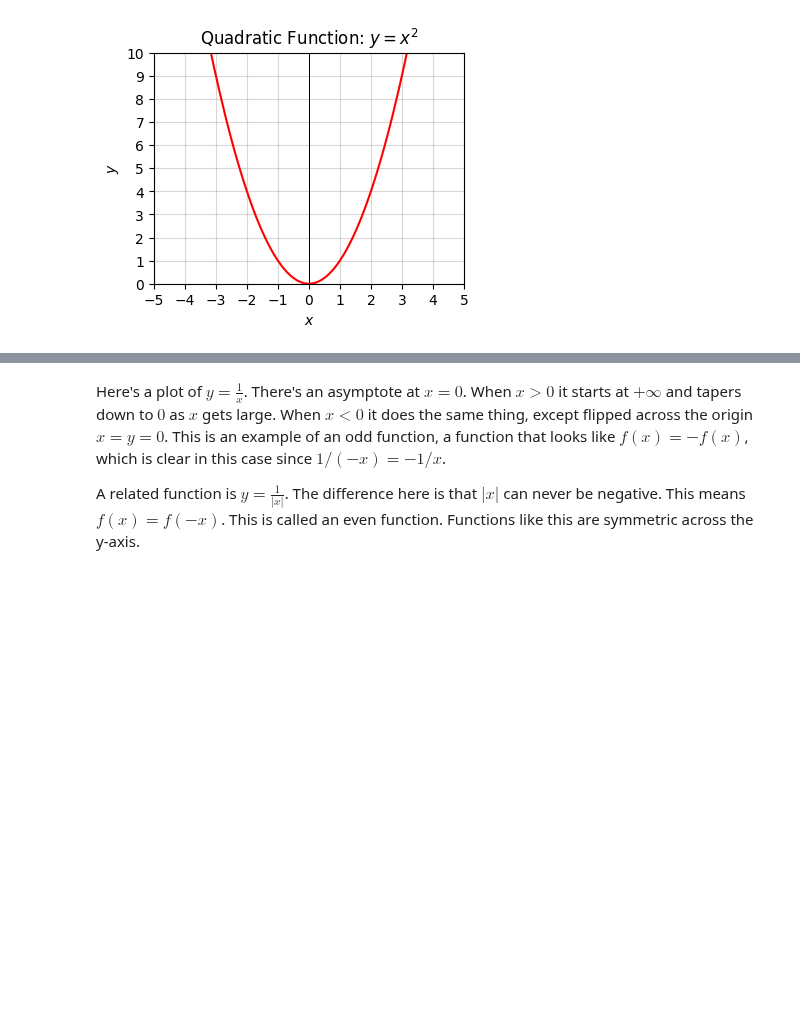
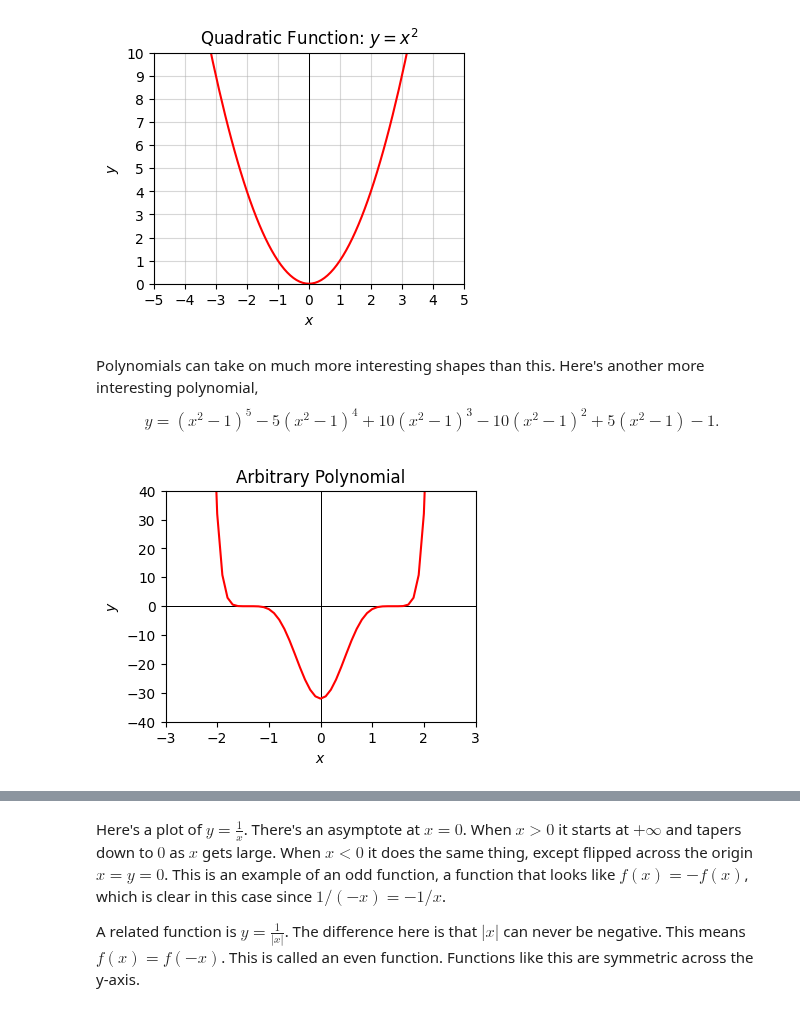
Before and after one commit to rkingery/ml-book, a Jupyter notebook: notebooks/basic-math.ipynb, the cells around one changed output, grey strips where cells are left out. Drawn from its saved outputs; the diff is of its cells as text; code cells hidden in the pictures; blank space fills up the shorter version.

```diff
--- a/notebooks/basic-math.ipynb
+++ b/notebooks/basic-math.ipynb
@@ -399,5 +153,14 @@ plot_function(x, y, (-5, 5), (0, 10), title='Quadratic Function: $y=x^2$')
 # %% [output]
 [figure]
+# %% [markdown]
+Polynomials can take on much more interesting shapes than this. Here's another more interesting polynomial,
+$$y = (x^2 - 1)^5 - 5(x^2 - 1)^4 + 10(x^2 - 1)^3 - 10(x^2 - 1)^2 + 5(x^2 - 1) - 1.$$
+# %%
+x = np.arange(-10, 10, 0.1)
+f = lambda x: (x**2 - 1)**5 - 5 * (x**2 - 1)**4 + 10 * (x**2 - 1)**3 - 10 * (x**2 - 1)**2 + 5 * (x**2 - 1) - 1
+plot_function(x, f, xlim=(-3, 3), ylim=(-40, 40), show_grid=False, title='Arbitrary Polynomial')
+# %% [output]
+[figure, added]
 # %% [markdown]
 ### Rational Functions
 
```
Also changed, not shown: parts of 83 cells of this notebook, 8 other files.
